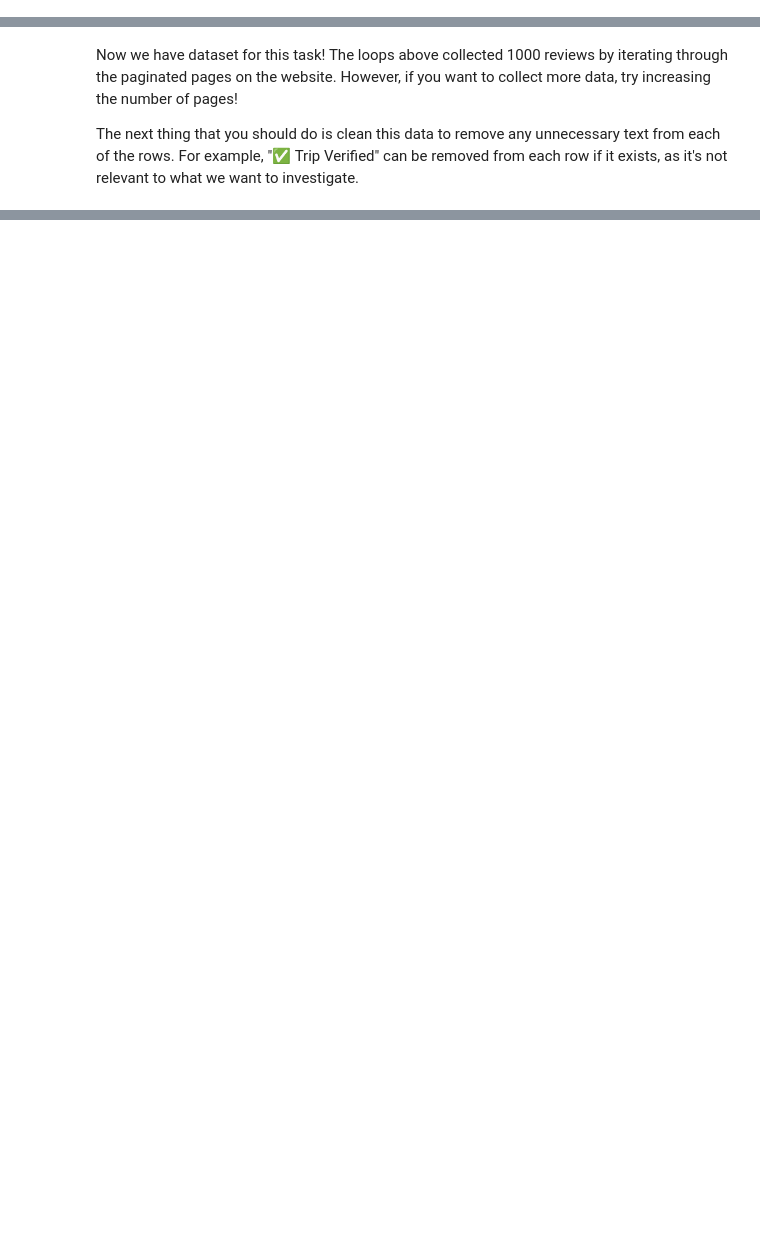
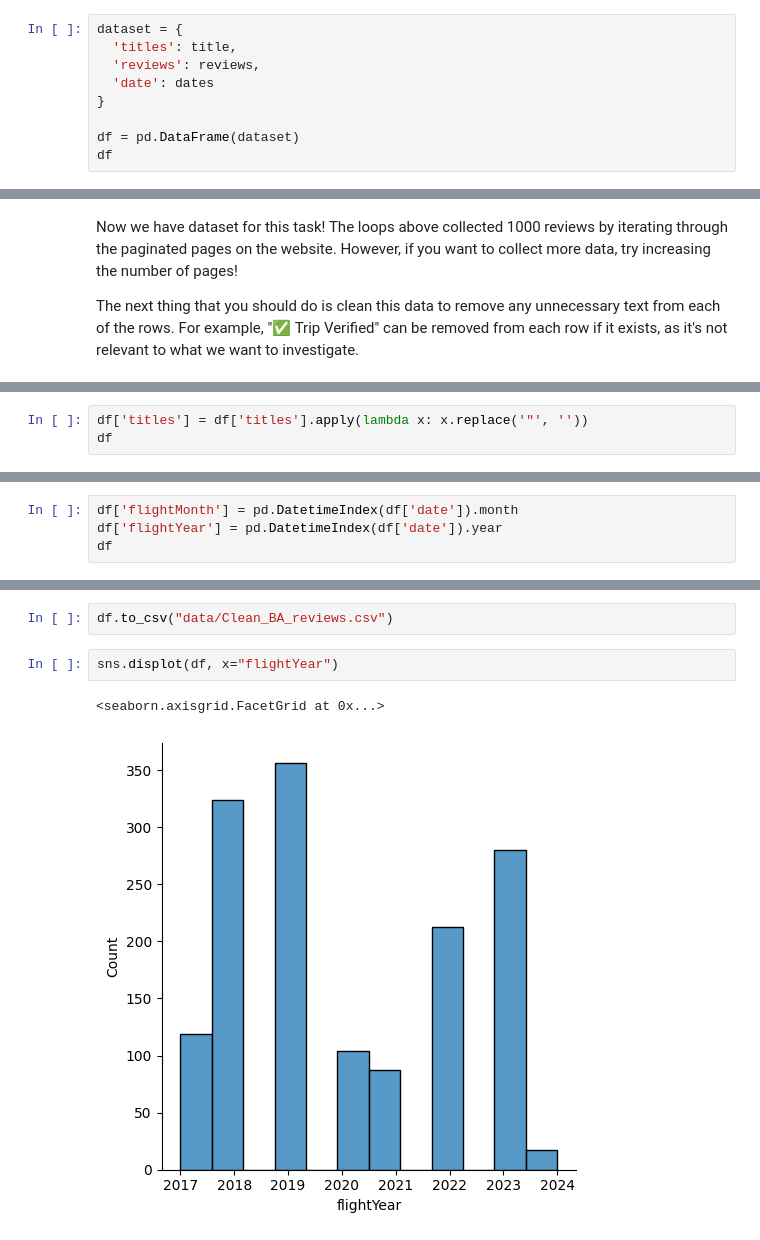
Before and after one commit to ArkS0001/British_Airways, a Jupyter notebook: British Airways/start1.ipynb, the cells around one changed output, grey strips where cells are left out. Saved outputs shown, nothing was run; the diff lists cells and outputs as text; blank space fills up the shorter version.

```diff
--- a/British Airways/start1.ipynb
+++ b/British Airways/start1.ipynb
@@ -75,0 +94,9 @@ df.head()
+# %%
+dataset = {
+  'titles': title,
+  'reviews': reviews,
+  'date': dates
+}
+
+df = pd.DataFrame(dataset)
+df
@@ -81,0 +151,3 @@ Now we have dataset for this task! The loops above collected 1000 reviews by ite
+# %%
+df['titles'] = df['titles'].apply(lambda x: x.replace('"', ''))
+df
@@ -81,0 +168,4 @@ Now we have dataset for this task! The loops above collected 1000 reviews by ite
+# %%
+df['flightMonth'] = pd.DatetimeIndex(df['date']).month
+df['flightYear'] = pd.DatetimeIndex(df['date']).year
+df
@@ -81,0 +202,7 @@ Now we have dataset for this task! The loops above collected 1000 reviews by ite
+# %%
+df.to_csv("data/Clean_BA_reviews.csv")
+# %%
+sns.displot(df, x="flightYear")
+# %% [output]
+<seaborn.axisgrid.FacetGrid at 0x...>
+[figure, added]
```
Also changed, not shown: parts of 12 cells of this notebook, 1 other file.
